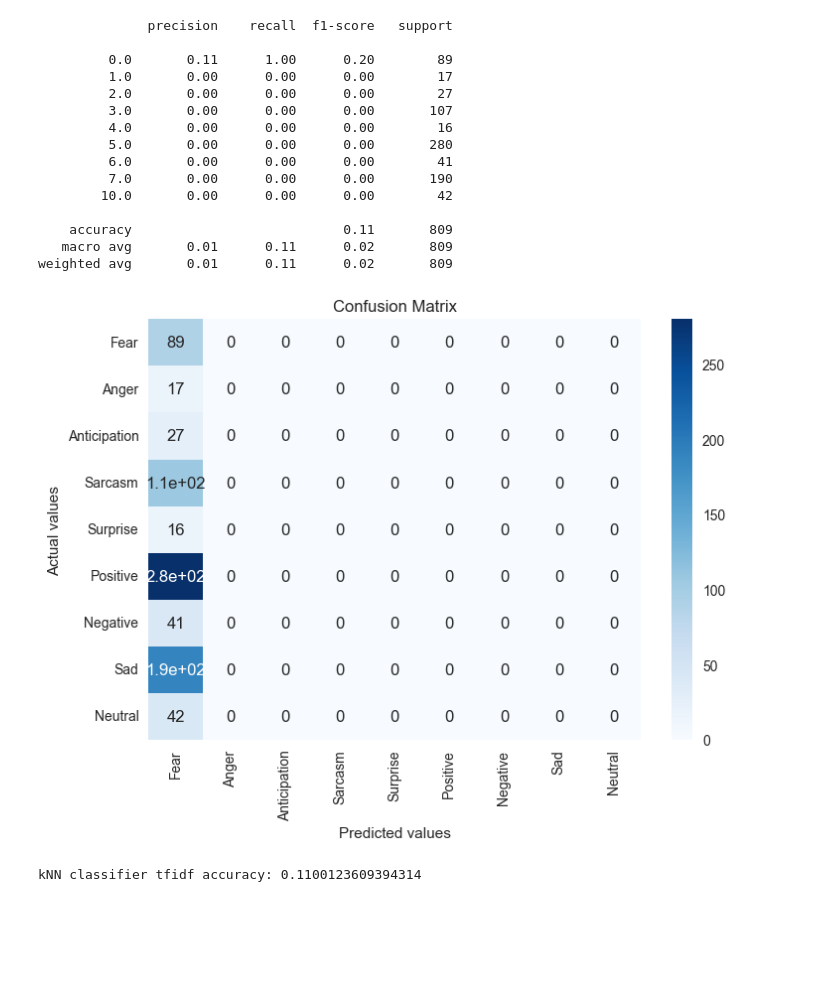
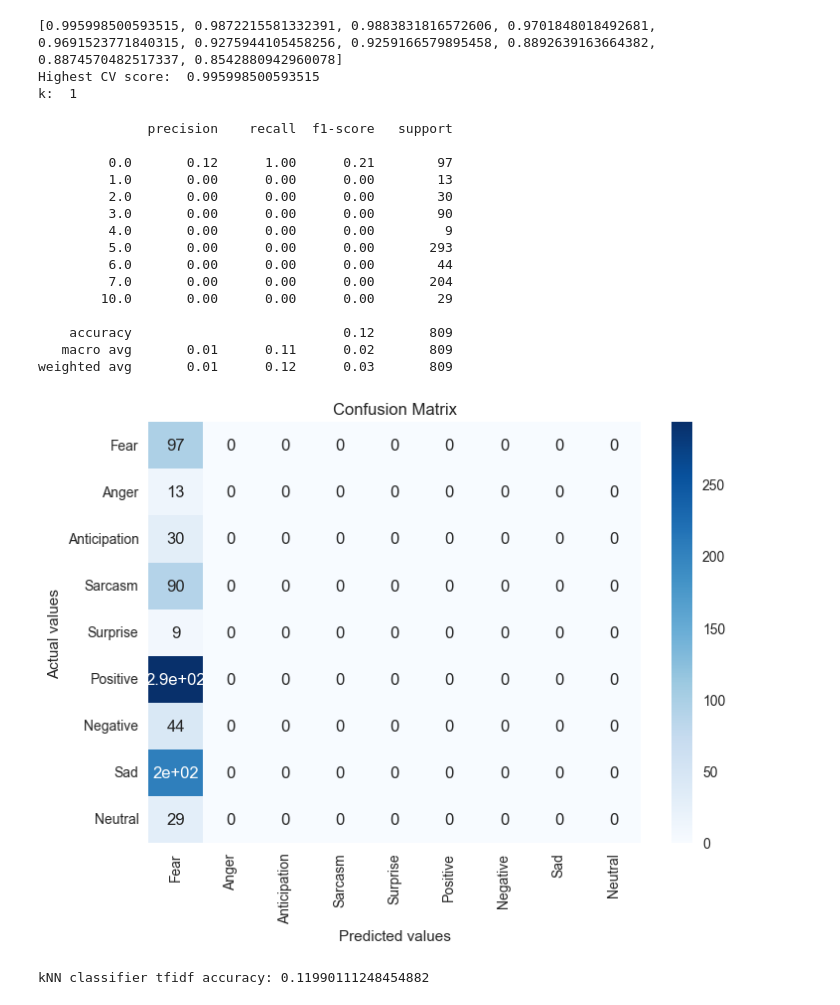
Before and after one commit to thirukos/MachineLearning-SentimentAnalysis, a Jupyter notebook: Models/Baseline_classifiers.ipynb, the cells around one changed output. Cells and saved outputs as stored; diff of their text form; code cells hidden in the pictures; blank space fills up the shorter version.

```diff
--- a/Models/Baseline_classifiers.ipynb
+++ b/Models/Baseline_classifiers.ipynb
@@ -186,32 +186,55 @@ Logistic regression count accuracy: 0.032138442521631644
+# %%
+k = [1,2,3,4,5,6,7,8,9,10]
+cv_scores_k = []
+high_cv_score_k = 0
+knn = 0
+
+for i in k:
+    model_knn = KNeighborsClassifier(n_neighbors=i)
+    model_knn.fit(X_train_tfidf_smote, y_train_tfidf_smote)
+    score_k = np.mean(cross_val_score(model_knn, X_train_tfidf_smote, y_train_tfidf_smote, cv=5))
+    cv_scores_k.append(score_k)
+    if (score_k > high_cv_score_k):
+        high_cv_score_k = score_k
+        knn = i
+    y_pred_k = model_knn.predict(X_test_tfidf_vect)
+
+print(cv_scores_k)
+print('Highest CV score: ',high_cv_score_k)
+print('k: ', knn)
+# %% [output]
+[0.995998500593515, 0.9872215581332391, 0.9883831816572606, 0.9701848018492681, 0.9691523771840315, 0.9275944105458256, 0.9259166579895458, 0.8892639163664382, 0.8874570482517337, 0.8542880942960078]
+Highest CV score:  0.995998500593515
+k:  1
 # %%
 # Build kNN model - tfidf train data
-knn = KNeighborsClassifier(n_neighbors=10)
+knn = KNeighborsClassifier(n_neighbors=1)
 knn.fit(X_train_tfidf_smote, y_train_tfidf_smote)
 y_pred = knn.predict(X_test_tfidf_vect)
 
 model_evaluate(y_test, y_pred)
 plot_confusion_matirx(y_test, y_pred)
 
 # Accuracy score
 print('kNN classifier tfidf accuracy: %s' % accuracy_score(y_pred, y_test))
 # %% [output]
               precision    recall  f1-score   support
 
-         0.0       0.11      1.00      0.20        89
-         1.0       0.00      0.00      0.00        17
-         2.0       0.00      0.00      0.00        27
-         3.0       0.00      0.00      0.00       107
-         4.0       0.00      0.00      0.00        16
-         5.0       0.00      0.00      0.00       280
-         6.0       0.00      0.00      0.00        41
-         7.0       0.00      0.00      0.00       190
-        10.0       0.00      0.00      0.00        42
+         0.0       0.12      1.00      0.21        97
+         1.0       0.00      0.00      0.00        13
+         2.0       0.00      0.00      0.00        30
+         3.0       0.00      0.00      0.00        90
+         4.0       0.00      0.00      0.00         9
+         5.0       0.00      0.00      0.00       293
+         6.0       0.00      0.00      0.00        44
+         7.0       0.00      0.00      0.00       204
+        10.0       0.00      0.00      0.00        29
 
-    accuracy                           0.11       809
+    accuracy                           0.12       809
    macro avg       0.01      0.11      0.02       809
-weighted avg       0.01      0.11      0.02       809
+weighted avg       0.01      0.12      0.03       809
-[figure, old version]
+[figure, new version]
-kNN classifier tfidf accuracy: 0.1100123609394314
+kNN classifier tfidf accuracy: 0.11990111248454882
 # %%
 # Build kNN model - count train data
 knn_c = KNeighborsClassifier(n_neighbors=10)
```
Also changed, not shown: parts of 6 cells of this notebook, 1 other file.
